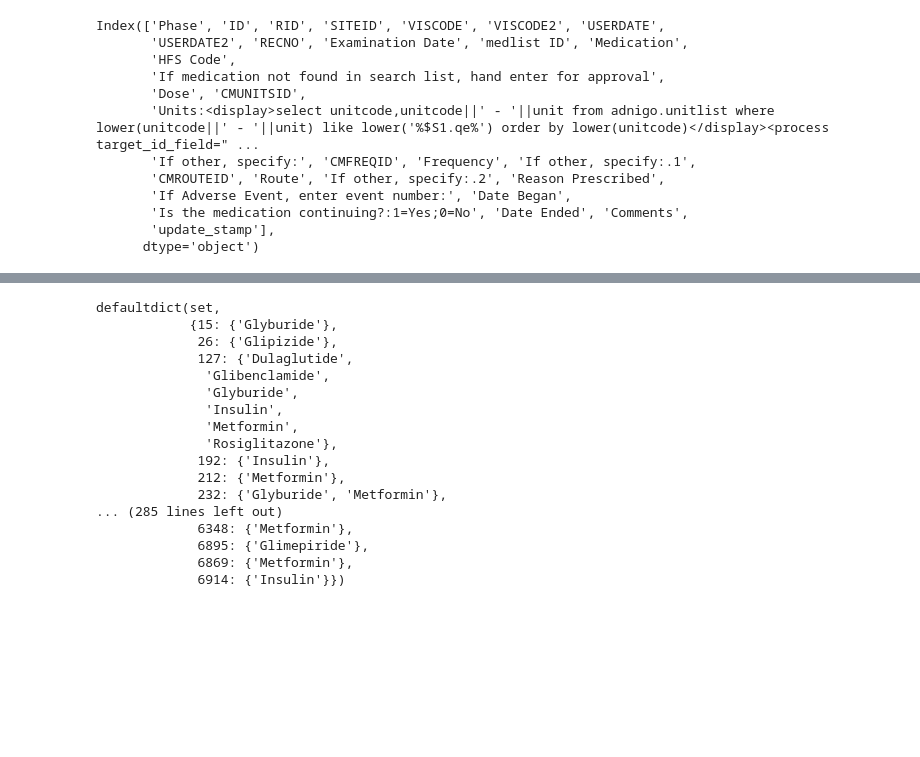
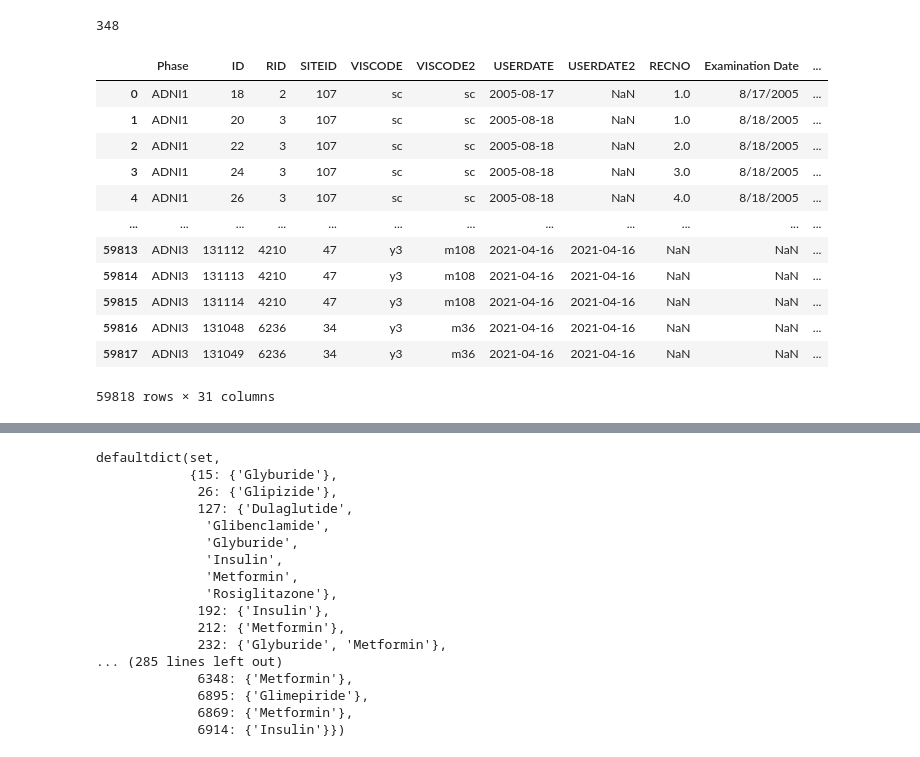
Before and after one commit to Tu-feng/ADNI_pat, a Jupyter notebook: 未命名.ipynb, the cells around one changed output, grey strips where cells are left out. Saved outputs shown, nothing was run; the diff lists cells and outputs as text; code cells hidden in the pictures; blank space fills up the shorter version.

```diff
--- a/未命名.ipynb
+++ b/未命名.ipynb
@@ -6,15 +25,20 @@ recc = pd.read_csv('Data/Medical_History/RECCMEDS.csv')
+# %%
+len(pdf['RID'].unique())
+# %% [output]
+348
 # %%
-recc.columns
+recc
 # %% [output]
+|  | Phase | ID | RID | SITEID | VISCODE | VISCODE2 | USERDATE | USERDATE2 | RECNO | Examination Date | ... |
+| 0 | ADNI1 | 18 | 2 | 107 | sc | sc | 2005-08-17 | NaN | 1.0 | 8/17/2005 | ... |
+| 1 | ADNI1 | 20 | 3 | 107 | sc | sc | 2005-08-18 | NaN | 1.0 | 8/18/2005 | ... |
+| 2 | ADNI1 | 22 | 3 | 107 | sc | sc | 2005-08-18 | NaN | 2.0 | 8/18/2005 | ... |
+| 3 | ADNI1 | 24 | 3 | 107 | sc | sc | 2005-08-18 | NaN | 3.0 | 8/18/2005 | ... |
+| 4 | ADNI1 | 26 | 3 | 107 | sc | sc | 2005-08-18 | NaN | 4.0 | 8/18/2005 | ... |
+| ... | ... | ... | ... | ... | ... | ... | ... | ... | ... | ... | ... |
+| 59813 | ADNI3 | 131112 | 4210 | 47 | y3 | m108 | 2021-04-16 | 2021-04-16 | NaN | NaN | ... |
+| 59814 | ADNI3 | 131113 | 4210 | 47 | y3 | m108 | 2021-04-16 | 2021-04-16 | NaN | NaN | ... |
+| 59815 | ADNI3 | 131114 | 4210 | 47 | y3 | m108 | 2021-04-16 | 2021-04-16 | NaN | NaN | ... |
+| 59816 | ADNI3 | 131048 | 6236 | 34 | y3 | m36 | 2021-04-16 | 2021-04-16 | NaN | NaN | ... |
+| 59817 | ADNI3 | 131049 | 6236 | 34 | y3 | m36 | 2021-04-16 | 2021-04-16 | NaN | NaN | ... |
-Index(['Phase', 'ID', 'RID', 'SITEID', 'VISCODE', 'VISCODE2', 'USERDATE',
-       'USERDATE2', 'RECNO', 'Examination Date', 'medlist ID', 'Medication',
-       'HFS Code',
-       'If medication not found in search list, hand enter for approval',
-       'Dose', 'CMUNITSID',
-       'Units:<display>select unitcode,unitcode||' - '||unit from adnigo.unitlist where lower(unitcode||' - '||unit) like lower('%$S1.qe%') order by lower(unitcode)</display><process target_id_field=" ...
-       'If other, specify:', 'CMFREQID', 'Frequency', 'If other, specify:.1',
-       'CMROUTEID', 'Route', 'If other, specify:.2', 'Reason Prescribed',
-       'If Adverse Event, enter event number:', 'Date Began',
-       'Is the medication continuing?:1=Yes;0=No', 'Date Ended', 'Comments',
-       'update_stamp'],
-      dtype='object')
+59818 rows × 31 columns
```
Also changed, not shown: parts of 10 cells of this notebook, 2 other files.
